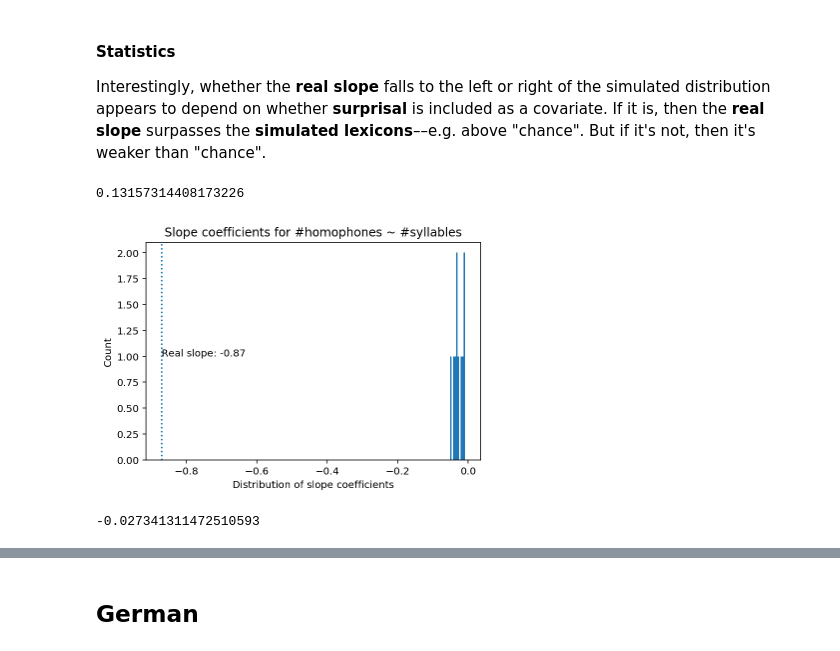
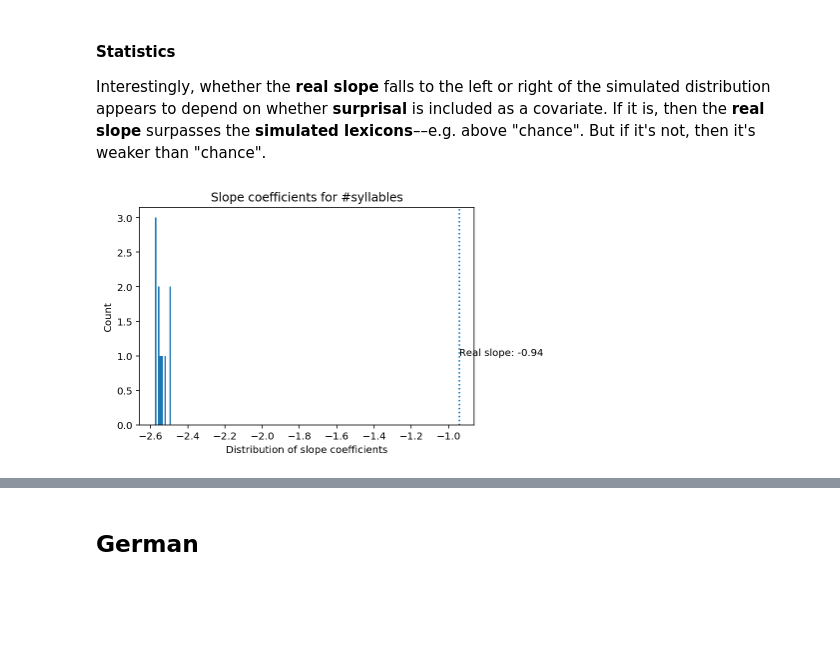
Before and after one commit to seantrott/homophone_simulations, a Jupyter notebook: using_null_lexicons.ipynb, the cells around one changed output, grey strips where cells are left out. Cells and saved outputs as stored; diff of their text form; code cells hidden in the pictures; blank space fills up the shorter version.

```diff
--- a/using_null_lexicons.ipynb
+++ b/using_null_lexicons.ipynb
@@ -217,0 +197,22 @@ No handles with labels found to put in legend.
+# %%
+for index, df_tmp_art in enumerate(processed_artificials):
+    df_tmp_art['rank_num'] = df_tmp_art['num_homophones'].rank(ascending=False, method="first")
+    sns.scatterplot(data = df_tmp_art[df_tmp_art['rank_num']<5000],
+                    x = "rank_num",
+                    alpha = .6,
+                    y = "num_homophones",
+                    color = sns.color_palette("Blues")[4],
+                    label = "Artificial lexicon {x}".format(x=index))
+
+df_celex_processed['rank_num'] = df_celex_processed['num_homophones'].rank(ascending=False, method="first")
+sns.scatterplot(data = df_celex_processed[df_celex_processed['rank_num']<5000],
+               x = "rank_num",
+               y = "num_homophones",
+                color = "maroon",
+                alpha = .6,
+                label = "Real English lexicon")
+plt.xlabel("Rank #homophones")
+plt.ylabel("#Homophones")
+plt.title("English: #Homophones by rank")
+
+# plt.savefig("Figures/english/data_visualizations/rank_homophones.png", dpi=300)
@@ -269,36 +273,34 @@ plt.legend(loc='upper right')
 #### Statistics
 
 Interestingly, whether the **real slope** falls to the left or right of the simulated distribution appears to depend on whether **surprisal** is included as a covariate. If it is, then the **real slope** surpasses the **simulated lexicons**––e.g. above "chance". But if it's not, then it's weaker than "chance".
+# %%
+df_celex_processed['surprisal_normed'] = df_celex_processed['surprisal'] / df_celex_processed['num_phones']
+for p in processed_artificials:
+    p['surprisal_normed'] = p['surprisal'] / p['num_phones']
 # %%
 slope_coefs_english = []
 surprisal_coefs_english = []
+pr2s = []
 for df_tmp_processed in tqdm(processed_artificials):
-    result = sm.poisson(formula="num_homophones ~ num_sylls_est + surprisal",
+    result = sm.poisson(formula="num_homophones ~ num_sylls_est + surprisal_normed",
                     data=df_tmp_processed).fit(disp=0)
     slope_coefs_english.append(result.params['num_sylls_est'])
-    surprisal_coefs_english.append(result.params['surprisal'])
+    surprisal_coefs_english.append(result.params['surprisal_normed'])
+    pr2s.append(result.prsquared)
 # %%
-result_real = sm.poisson(formula="num_homophones ~ num_sylls_est + surprisal",
+result_real = sm.poisson(formula="num_homophones ~ num_sylls_est + surprisal_normed",
                     data=df_celex_processed).fit(disp=0)
 real_slope = result_real.params['num_sylls_est']
-surprisal_slope = result_real.params['surprisal']
+surprisal_slope = result_real.params['surprisal_normed']
+real_pr2 = result_real.prsquared
-# %%
-result_real.prsquared
-# %% [output]
-0.13157314408173226
 # %%
 plt.hist(slope_coefs_english)
 plt.axvline(x=real_slope, linestyle="dotted")
 plt.text(s="Real slope: {sl}".format(sl=round(real_slope, 2)),x=real_slope, y =1)
 plt.xlabel("Distribution of slope coefficients")
 plt.ylabel("Count")
-plt.title("Slope coefficients for #homophones ~ #syllables")
+plt.title("Slope coefficients for #syllables")
 # plt.legend(loc='upper right')
 plt.show()
 # %% [output]
-[figure, old version]
+[figure, new version]
-# %%
-import numpy as np
-np.mean(slope_coefs_english)
-# %% [output]
--0.027341311472510593
```
Also changed, not shown: parts of 19 cells of this notebook, 3 other files.
